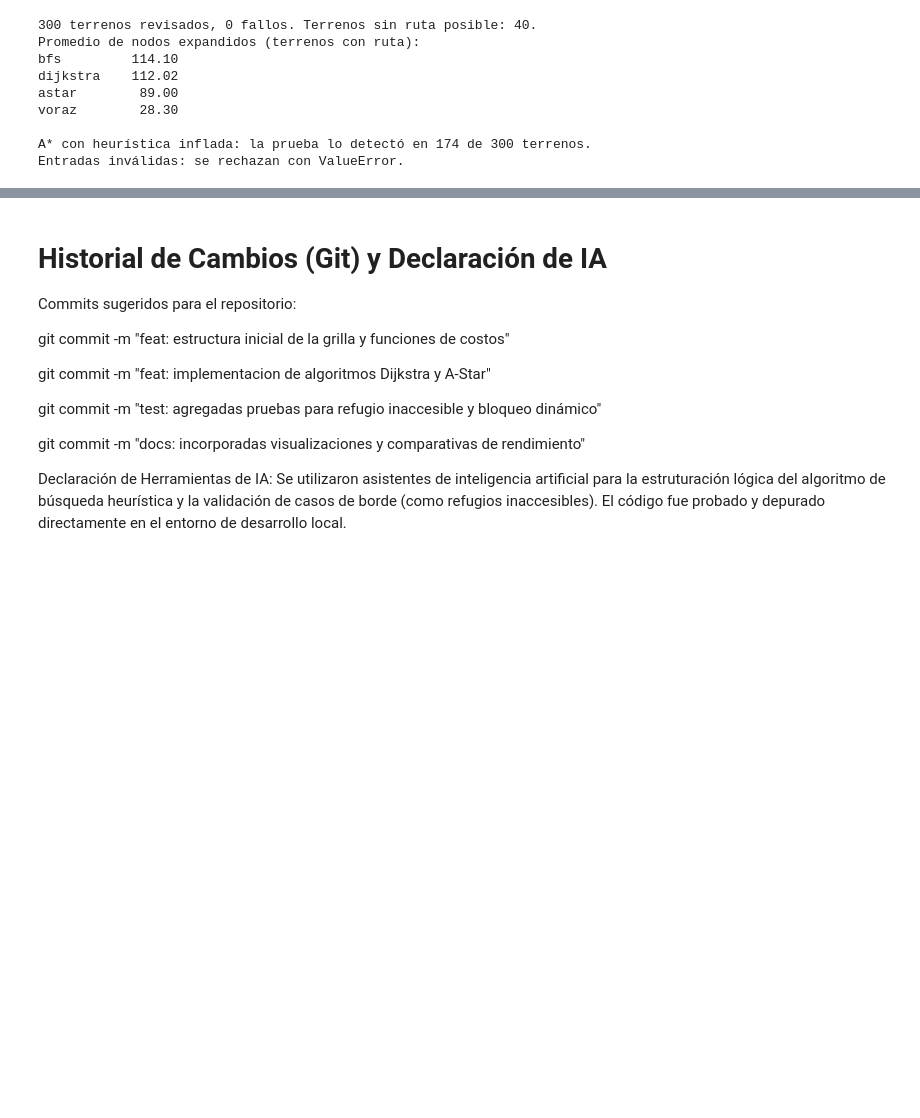
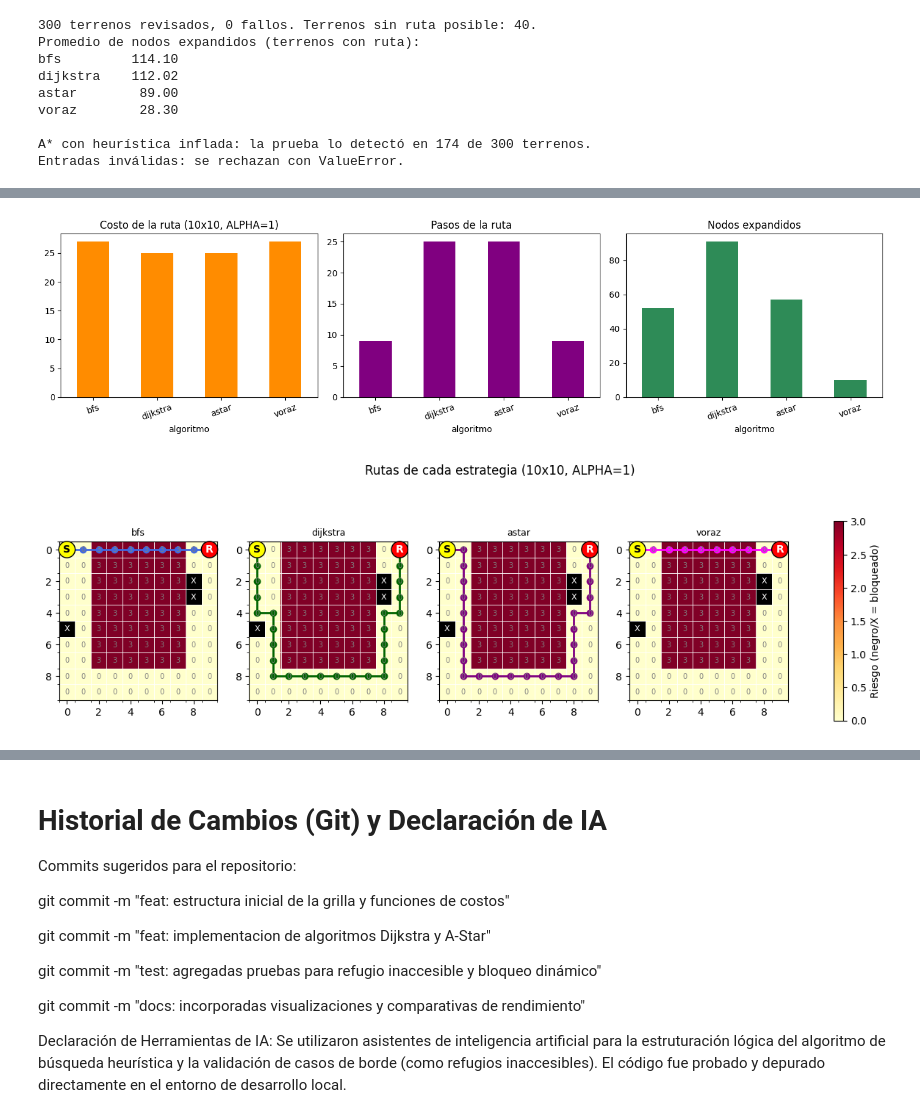
Before and after one commit to Venus108/Practica-de-Clase-2, a Jupyter notebook: Práctica_de_clase_2.ipynb, the cells around one changed output, grey strips where cells are left out. Drawn from its saved outputs; the diff is of its cells as text; code cells hidden in the pictures; blank space fills up the shorter version.

```diff
--- a/Práctica_de_clase_2.ipynb
+++ b/Práctica_de_clase_2.ipynb
@@ -587,0 +592,20 @@ Entradas inválidas: se rechazan con ValueError.
+# %%
+def tabla_comparacion(mapa, ini, ref, alpha=ALPHA, reps=100):
+    filas = []
+    for alg in ALGORITMOS_DISPONIBLES:
+        runs = [buscar_ruta_detalle(mapa, ini, ref, alg, alpha) for _ in range(reps)]
+        r = runs[0]
+        assert not r["encontrada"] or validar_ruta(mapa, r["ruta"], ini, ref, alpha, r["costo"])[0]
+        filas.append({"algoritmo": alg, "encontrada": r["encontrada"], "pasos": r["pasos"],
+                      "costo": r["costo"], "expandidos": r["expandidos"],
+                      "generados": r["generados"], "max_frontera": r["max_frontera"],
+                      "tiempo_ms (mediana)": round(float(np.median([x["tiempo_ms"] for x in runs])), 4)})
+    return pd.DataFrame(filas).set_index("algoritmo")
+
+print("Mapa 5x5, ALPHA = 1")
+display(tabla_comparacion(mapa_inundacion, inicio, refugio, 1.0))
+print("\nMapa 10x10 con río, ALPHA = 1 (el riesgo importa)")
+t_demo1 = tabla_comparacion(mapa_demo, ini_demo, ref_demo, 1.0)
+display(t_demo1)
+print("\nMapa 10x10 con río, ALPHA = 0 (solo distancia)")
+display(tabla_comparacion(mapa_demo, ini_demo, ref_demo, 0.0))
@@ -587,0 +634,15 @@ Entradas inválidas: se rechazan con ValueError.
+# %%
+fig, axs = plt.subplots(1, 3, figsize=(14, 3.8))
+t_demo1["costo"].plot.bar(ax=axs[0], color="darkorange"); axs[0].set_title("Costo de la ruta (10x10, ALPHA=1)")
+t_demo1["pasos"].plot.bar(ax=axs[1], color="purple"); axs[1].set_title("Pasos de la ruta")
+t_demo1["expandidos"].plot.bar(ax=axs[2], color="seagreen"); axs[2].set_title("Nodos expandidos")
+for ax in axs:
+    ax.tick_params(axis="x", rotation=20)
+plt.tight_layout()
+plt.show()
+
+rutas_demo = {a: buscar_ruta(mapa_demo, ini_demo, ref_demo, a, 1.0) for a in ALGORITMOS_DISPONIBLES}
+visualizar_comparacion(mapa_demo, rutas_demo, "Rutas de cada estrategia (10x10, ALPHA=1)", ini_demo, ref_demo)
+# %% [output]
+[figure, added]
+[figure, added]
```
Also changed, not shown: parts of 3 cells of this notebook.
